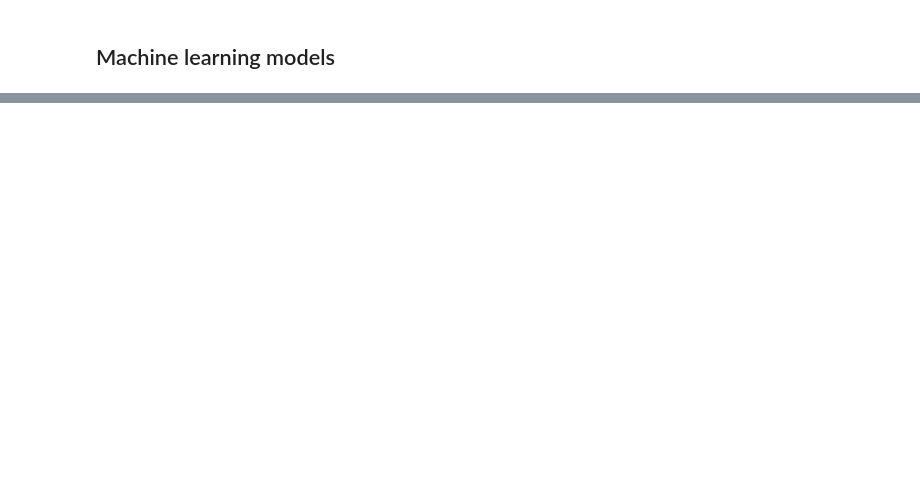
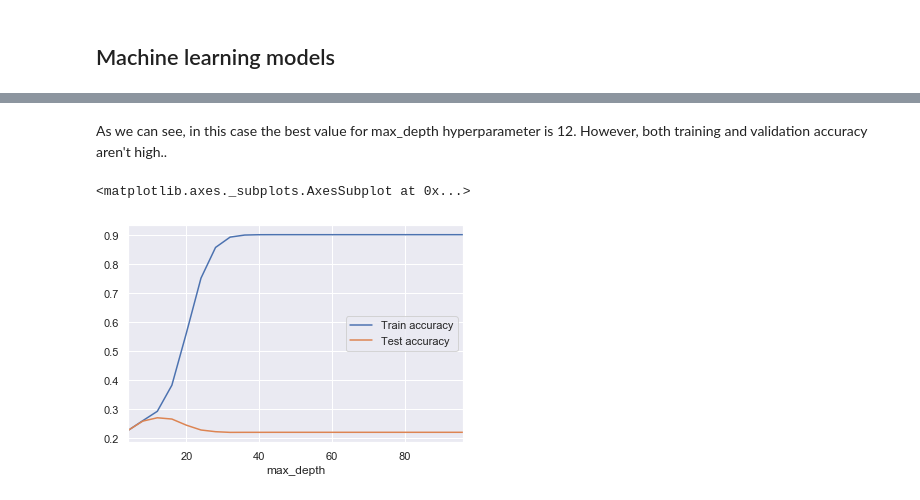
Before and after one commit to angelaiallonardi/SF-Crime-Multiclass-Classification, a Jupyter notebook: San Francisco Crime.ipynb, the cells around one changed output, grey strips where cells are left out. Cells and saved outputs as stored; diff of their text form; code cells hidden in the pictures; blank space fills up the shorter version.

```diff
--- a/San Francisco Crime.ipynb
+++ b/San Francisco Crime.ipynb
@@ -468,0 +452,3 @@ plt.scatter(centers[:, 0], centers[:, 1], c='black', s=200, alpha=0.5)
+# %%
+tree = DecisionTreeClassifier(random_state=0)
+tree.fit(X_train, y_train)
@@ -468,0 +472,3 @@ plt.scatter(centers[:, 0], centers[:, 1], c='black', s=200, alpha=0.5)
+# %%
+tree = DecisionTreeClassifier(max_depth=15, random_state=0)
+tree.fit(X_train, y_train)
@@ -468,0 +490,14 @@ plt.scatter(centers[:, 0], centers[:, 1], c='black', s=200, alpha=0.5)
+# %%
+tree_scores = {}
+tree_scores['max_depth'] = []
+tree_scores['Train accuracy'] = []
+tree_scores['Test accuracy'] = []
+for max_depht in np.arange(4,100,4):
+    tree = DecisionTreeClassifier(max_depth=max_depht, random_state=0)
+    tree.fit(X_train, y_train)
+    tree_scores['max_depth'].append(max_depht)
+    tree_scores['Train accuracy'].append(tree.score(X_train, y_train))
+    tree_scores['Test accuracy'].append(tree.score(X_valid, y_valid))
+# %%
+my_df = pd.DataFrame(tree_scores)
+my_df
@@ -468,0 +522,7 @@ plt.scatter(centers[:, 0], centers[:, 1], c='black', s=200, alpha=0.5)
+# %% [markdown]
+As we can see, in this case the best value for max_depth hyperparameter is 12. However, both training and validation accuracy aren't high..
+# %%
+my_df.plot(x='max_depth')
+# %% [output]
+<matplotlib.axes._subplots.AxesSubplot at 0x...>
+[figure, added]
```
Also changed, not shown: parts of 43 cells of this notebook.
